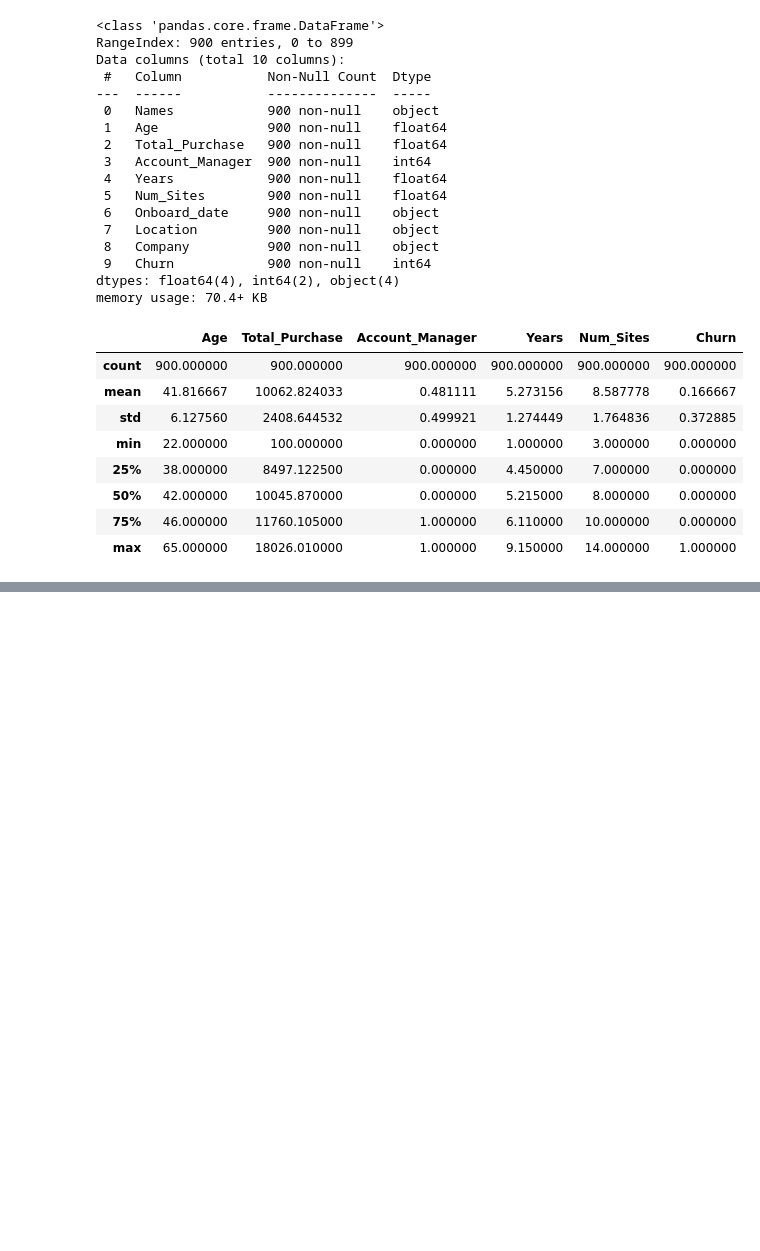
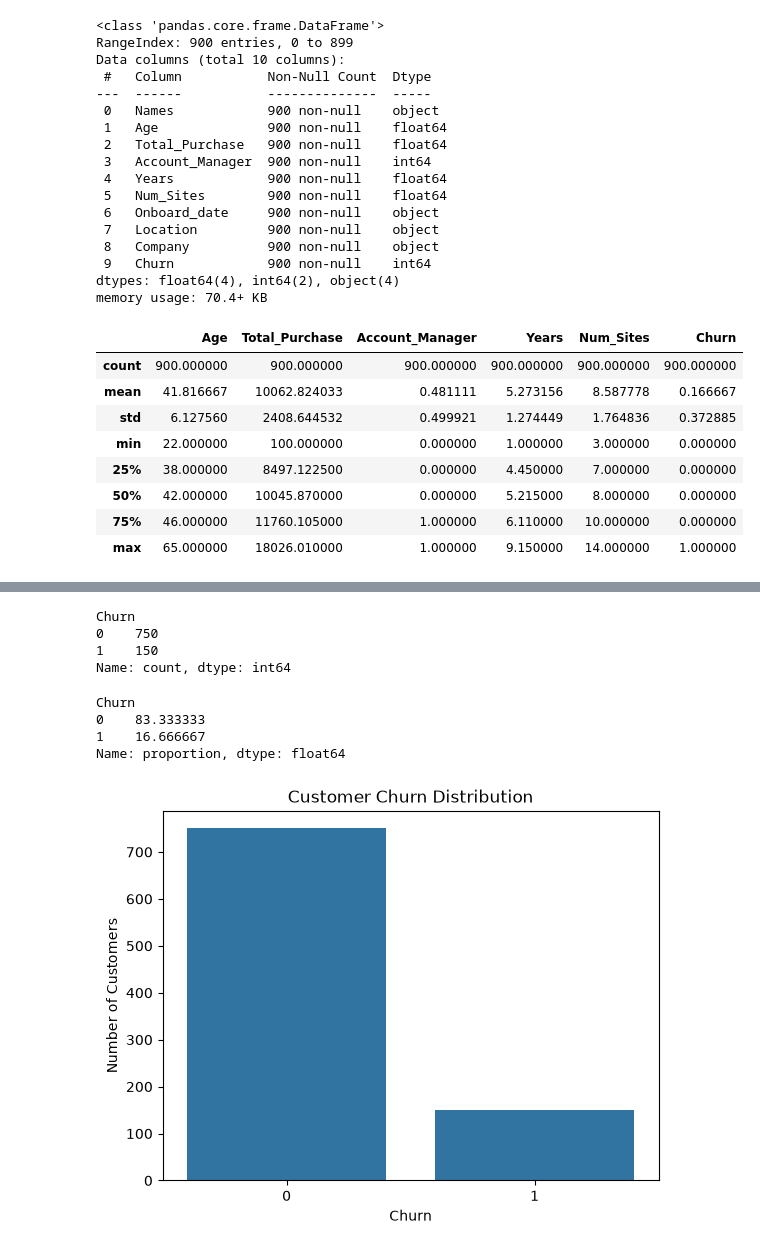
Before and after one commit to kanishkksinghh/Exploratory-Data-Anaylsis, a Jupyter notebook: notebooks/customer_churn.ipynb, the cells around one changed output, grey strips where cells are left out. Drawn from its saved outputs; the diff is of its cells as text; code cells hidden in the pictures; blank space fills up the shorter version.

```diff
--- a/notebooks/customer_churn.ipynb
+++ b/notebooks/customer_churn.ipynb
@@ -4,7 +4,7 @@ import numpy as np
 import matplotlib.pyplot as plt
 import seaborn as sns
 # %%
-df = pd.read_csv("customer_churn.csv")
+df = pd.read_csv(r"D:\Machine Learning\Exploratory Data Anaylsis\datasets\customer_churn.csv")
 # %%
 df.head()
 # %% [output]
@@ -82,0 +104,27 @@ df.describe()
+# %%
+df["Churn"].value_counts()
+# %% [output]
+Churn
+0    750
+1    150
+Name: count, dtype: int64
+# %%
+df["Churn"].value_counts(normalize=True)*100
+# %% [output]
+Churn
+0    83.333333
+1    16.666667
+Name: proportion, dtype: float64
+# %%
+sns.countplot(
+    data=df,
+    x="Churn"
+)
+
+plt.title("Customer Churn Distribution")
+plt.xlabel("Churn")
+plt.ylabel("Number of Customers")
+
+plt.show()
+# %% [output]
+[figure, added]
```
Also changed, not shown: parts of 6 cells of this notebook.
